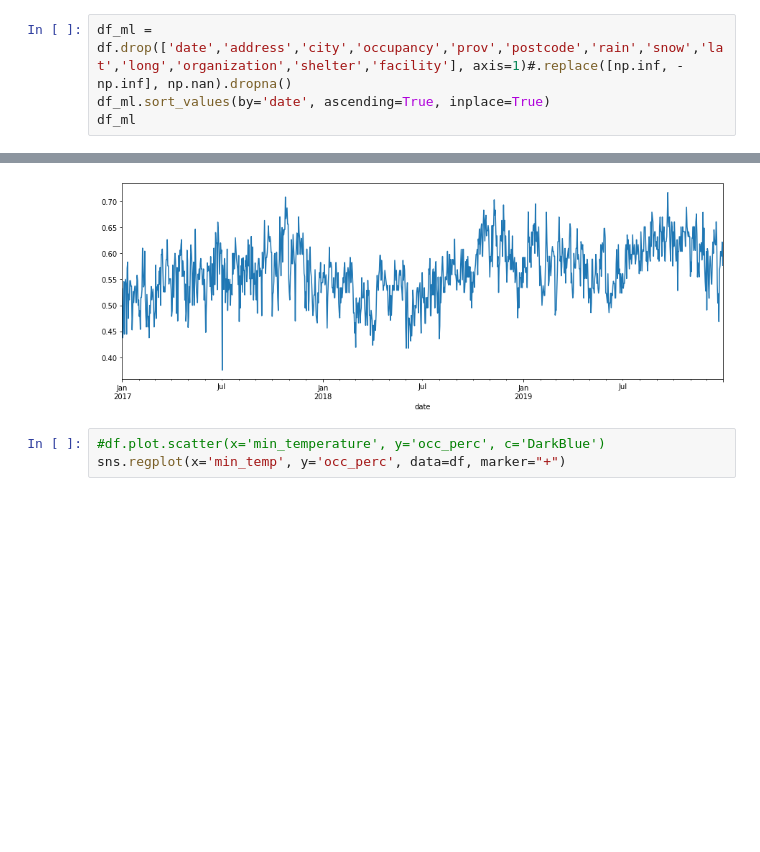
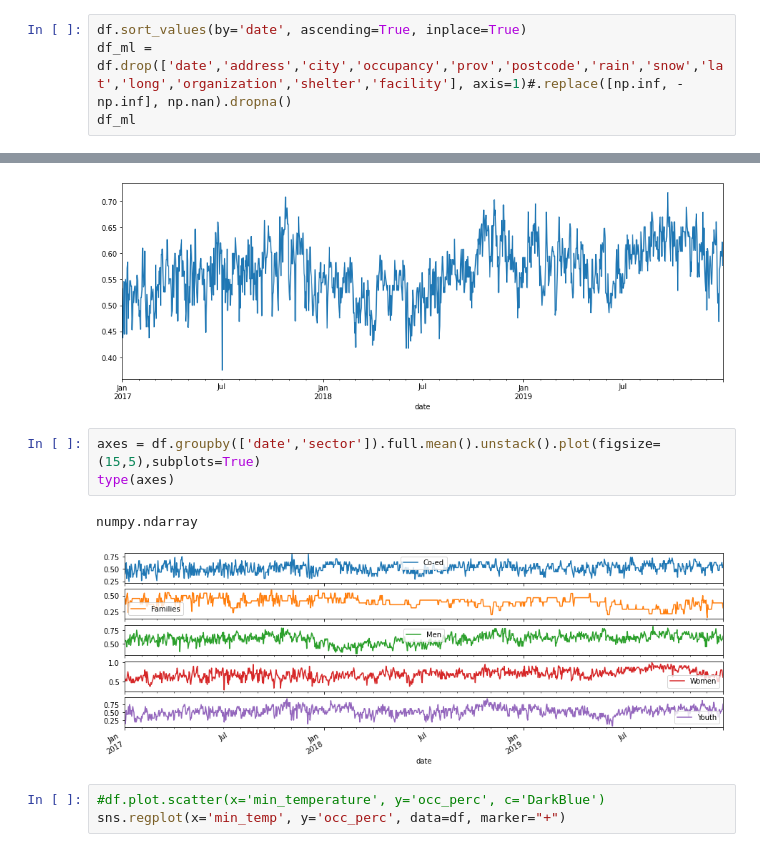
Before and after one commit to lowry777/3253-Project_Group-18, a Jupyter notebook: Group18_3253_Project-Toronto_Shelter_Occupancy.ipynb, the cells around one changed output, grey strips where cells are left out. Cells and saved outputs as stored; diff of their text form; blank space fills up the shorter version.

Commit message:
added full by sector

```diff
--- a/Group18_3253_Project-Toronto_Shelter_Occupancy.ipynb
+++ b/Group18_3253_Project-Toronto_Shelter_Occupancy.ipynb
@@ -288,7 +288,7 @@ Data columns (total 27 columns):
 dtypes: datetime64[ns](1), float64(11), int64(6), object(9)
 memory usage: 24.0+ MB
 # %%
+df.sort_values(by='date', ascending=True, inplace=True)
 df_ml = df.drop(['date','address','city','occupancy','prov','postcode','rain','snow','lat','long','organization','shelter','facility'], axis=1)#.replace([np.inf, -np.inf], np.nan).dropna()
-df_ml.sort_values(by='date', ascending=True, inplace=True)
 df_ml
 # %% [output]
@@ -333,6 +345,12 @@ df.groupby('date').full.mean().plot(figsize=(15,5))
 # %% [output]
 <matplotlib.axes._subplots.AxesSubplot at 0x...>
 [figure]
+# %%
+axes = df.groupby(['date','sector']).full.mean().unstack().plot(figsize=(15,5),subplots=True)
+type(axes)
+# %% [output]
+numpy.ndarray
+[figure, added]
 # %%
 #df.plot.scatter(x='min_temperature', y='occ_perc', c='DarkBlue')
 sns.regplot(x='min_temp', y='occ_perc', data=df, marker="+")
```
Also changed, not shown: parts of 3 cells of this notebook.
